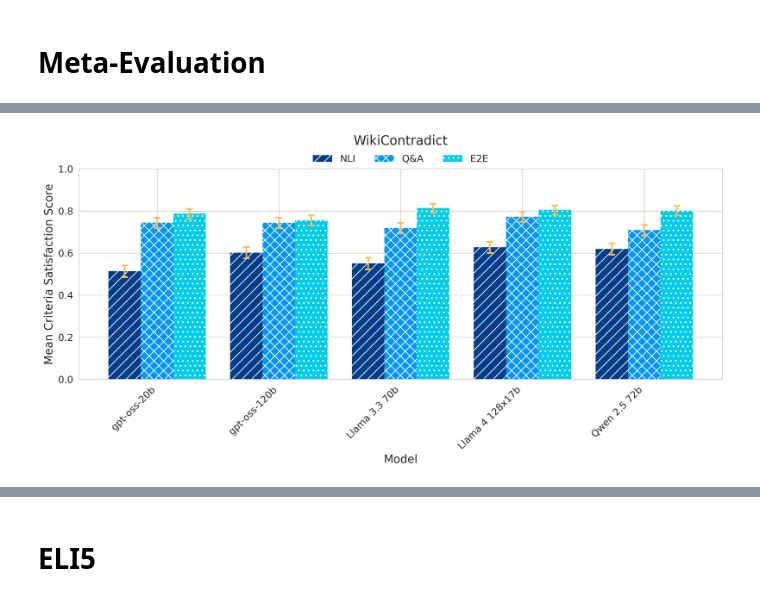
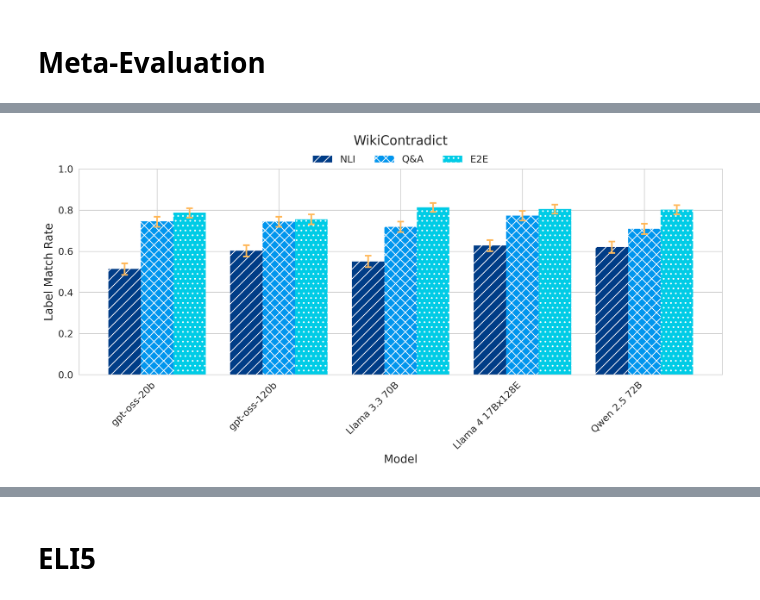
Before and after one commit to IBM/FactReasoner, a Jupyter notebook: notebooks/analysis.ipynb, the cells around one changed output, grey strips where cells are left out. Saved outputs shown, nothing was run; the diff lists cells and outputs as text; code cells hidden in the pictures.

```diff
--- a/notebooks/analysis.ipynb
+++ b/notebooks/analysis.ipynb
@@ -486,25 +544,25 @@ def plot_config_results(
 # %%
 fig = plot_config_results(
     df,
     configs=[
         {"variant": "nli"},
         {"variant": "qa", "use_tools": False},
         {"variant": "qa", "use_tools": True},
         {"variant": "e2e"},
     ],
     metric_name="WikiContradict Base",
     model_name_map={
         "gpt-oss-20b": "gpt-oss-20b",
         "gpt-oss-120b": "gpt-oss-120b",
-        "llama-3.3-70b-instruct": "Llama 3.3 70b",
-        "llama-4-maverick-17b-128e-instruct-fp8": "Llama 4 128x17b",
-        "Qwen2.5-72B-Instruct": "Qwen 2.5 72b",
+        "llama-3.3-70b-instruct": "Llama 3.3 70B",
+        "llama-4-maverick-17b-128e-instruct-fp8": "Llama 4 17Bx128E",
+        "Qwen2.5-72B-Instruct": "Qwen 2.5 72B",
     },
     title="WikiContradict",
-    ylabel="Mean Criteria Satisfaction Score",
+    ylabel="Label Match Rate",
     figsize=(12, 6),
 )
 assert fig
 fig.savefig("../figures/wikicontradict.pdf", bbox_inches="tight")
 # %% [output]
-[figure, old version]
+[figure, new version]
```
Also changed, not shown: parts of 9 cells of this notebook, 19 other files.
